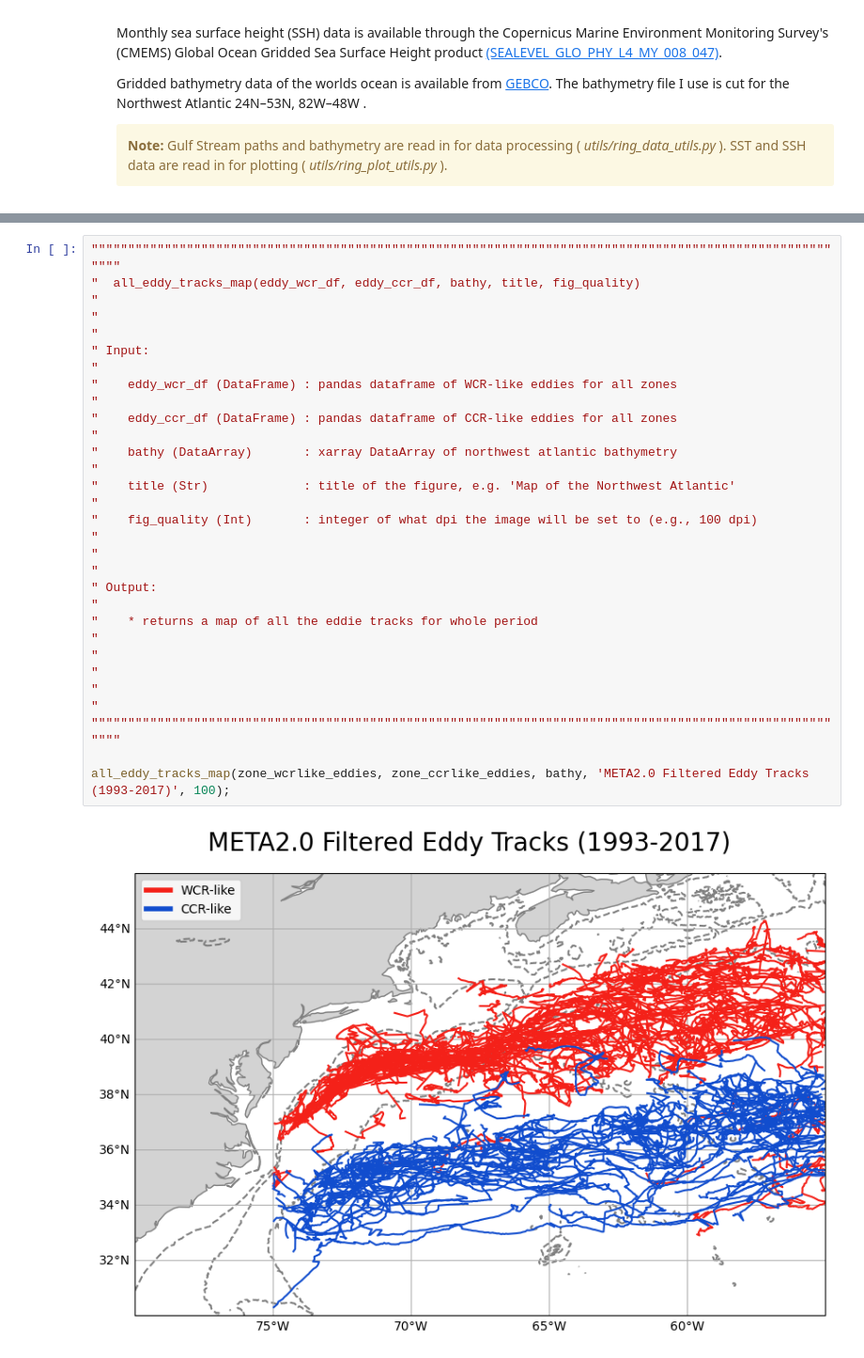
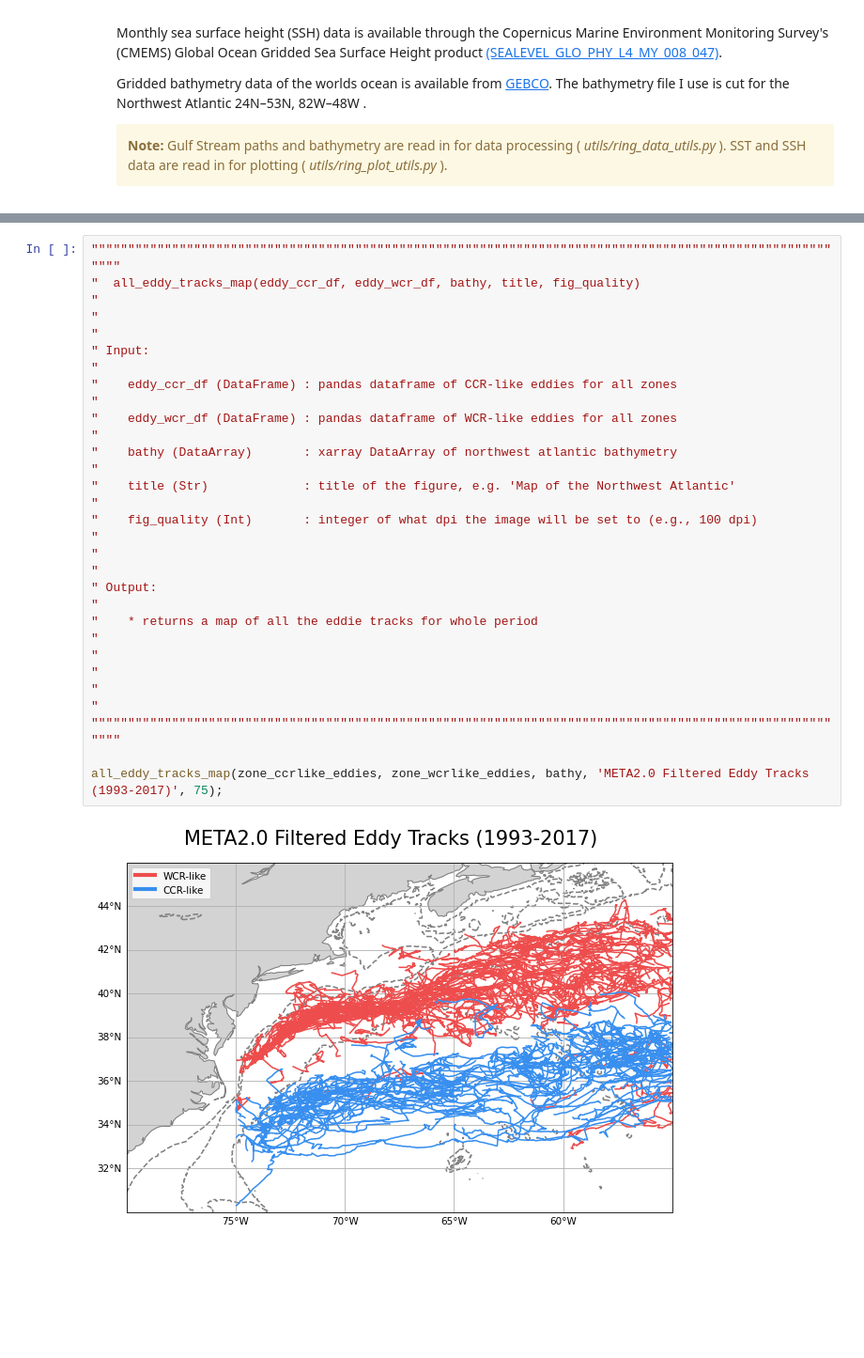
Before and after one commit to elenakperez/rings, a Jupyter notebook: notebooks/rings_MANUSCRIPT_notebook.ipynb, the cells around one changed output, grey strips where cells are left out. Shown: that part at 94% size. Cells and saved outputs as stored; diff of their text form; blank space fills up the shorter version.

```diff
--- a/notebooks/rings_MANUSCRIPT_notebook.ipynb
+++ b/notebooks/rings_MANUSCRIPT_notebook.ipynb
@@ -237,20 +235,20 @@ Plot a map of the Northwest Atlantic and all the eddy tracks (WCR- & CCR-like) f
 # %%
 """""""""""""""""""""""""""""""""""""""""""""""""""""""""""""""""""""""""""""""""""""""""""""""""""""""""
-"  all_eddy_tracks_map(eddy_wcr_df, eddy_ccr_df, bathy, title, fig_quality)                             "
+"  all_eddy_tracks_map(eddy_ccr_df, eddy_wcr_df, bathy, title, fig_quality)                             "
 "                                                                                                       "
 " Input:                                                                                                "
+"    eddy_ccr_df (DataFrame) : pandas dataframe of CCR-like eddies for all zones                        "
 "    eddy_wcr_df (DataFrame) : pandas dataframe of WCR-like eddies for all zones                        "
-"    eddy_ccr_df (DataFrame) : pandas dataframe of CCR-like eddies for all zones                        "
 "    bathy (DataArray)       : xarray DataArray of northwest atlantic bathymetry                        "
 "    title (Str)             : title of the figure, e.g. 'Map of the Northwest Atlantic'                "
 "    fig_quality (Int)       : integer of what dpi the image will be set to (e.g., 100 dpi)             "
 "                                                                                                       "
 " Output:                                                                                               "
 "    * returns a map of all the eddie tracks for whole period                                           "
 "                                                                                                       "
 "                                                                                                       "
 """""""""""""""""""""""""""""""""""""""""""""""""""""""""""""""""""""""""""""""""""""""""""""""""""""""""
 
-all_eddy_tracks_map(zone_wcrlike_eddies, zone_ccrlike_eddies, bathy, 'META2.0 Filtered Eddy Tracks (1993-2017)', 100);
+all_eddy_tracks_map(zone_ccrlike_eddies, zone_wcrlike_eddies, bathy, 'META2.0 Filtered Eddy Tracks (1993-2017)', 75);
 # %% [output]
-[figure, old version]
+[figure, new version]
```
Also changed, not shown: parts of 16 cells of this notebook, 3 other files.
